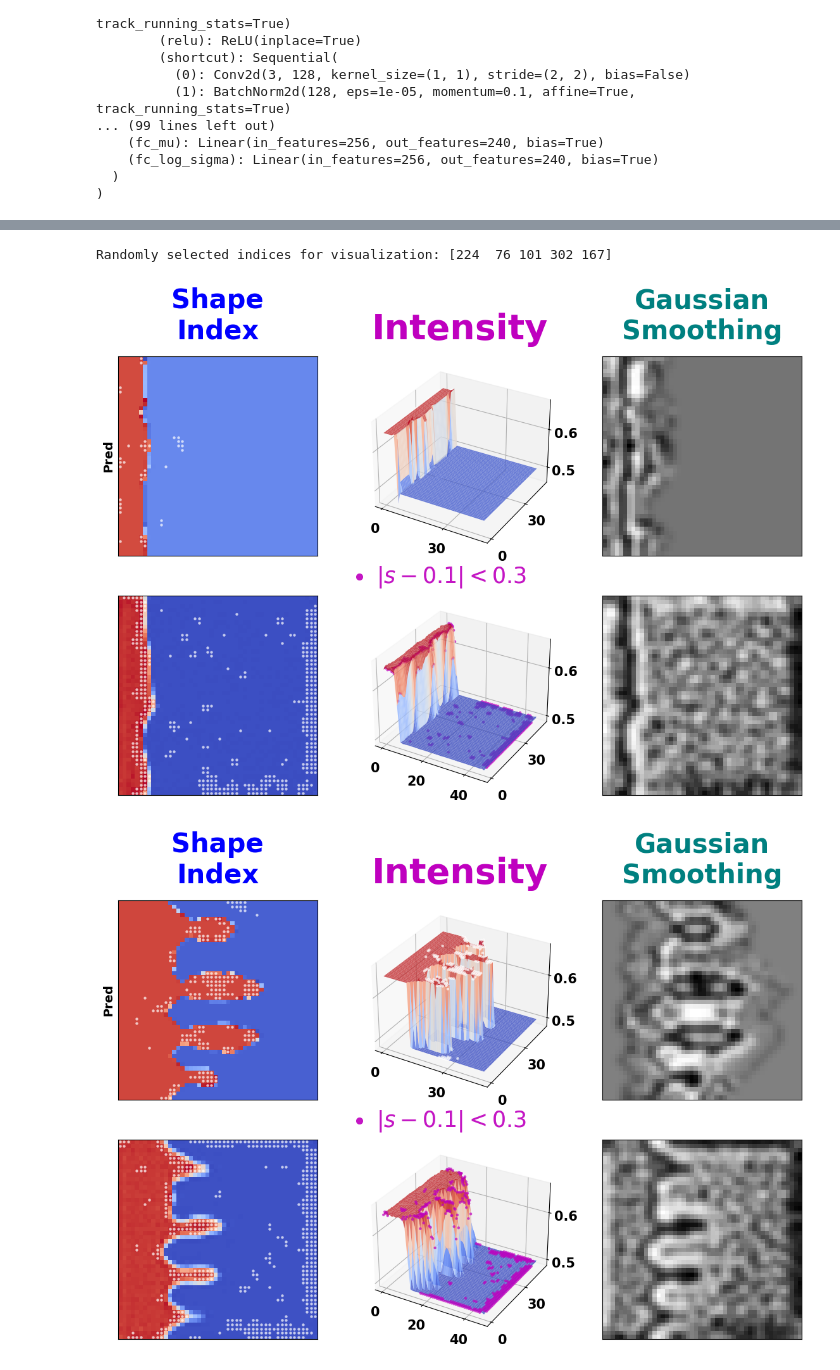
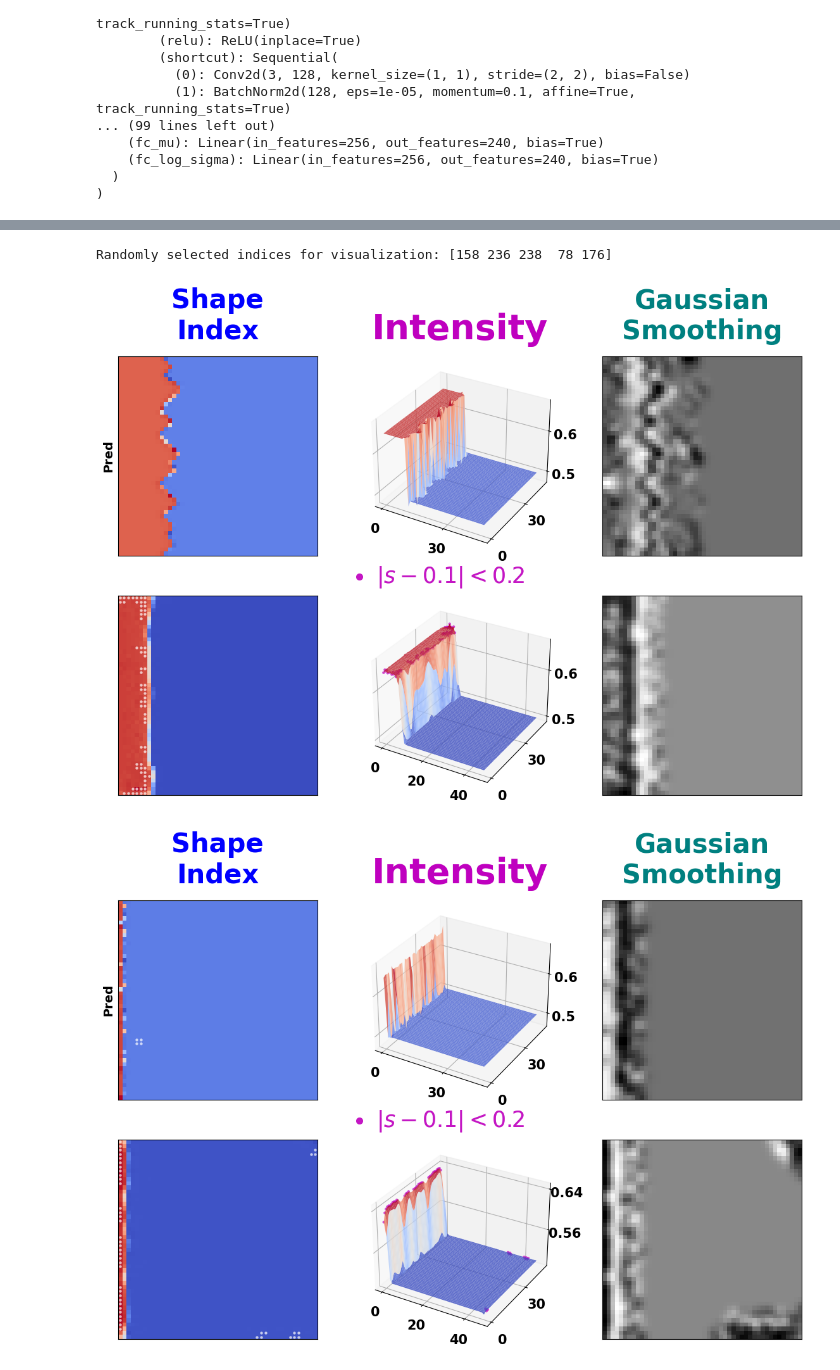
Before and after one commit to anilkunwar/dendrites_pfm_vae, a Jupyter notebook: generative_ai/step3_quantification.ipynb, the cells around one changed output, grey strips where cells are left out. Cells and saved outputs as stored; diff of their text form; code cells hidden in the pictures.

```diff
--- a/generative_ai/step3_quantification.ipynb
+++ b/generative_ai/step3_quantification.ipynb
@@ -23,7 +23,7 @@ device = torch.device('cuda' if torch.cuda.is_available() else 'cpu')
 test_dataset = DendritePFMDataset(
     (3, 48, 48),
     os.path.join("data", "dataset_split.json"),
-    split="val"
+    split="test"
 )
 
 test_dataloader = DataLoader(
@@ -33,7 +33,7 @@ test_dataloader = DataLoader(
 )
 
 vae = torch.load(os.path.join(
-    "results/final_model",
+    "results/VAEv12_MDN_time=20260126_035348",
     "ckpt", "best.pt"
 ), weights_only=False).to(device)
 vae.eval()
@@ -67,7 +67,6 @@ all_ids = []
 
 with torch.no_grad():
     for i, (x, y, did, xo) in enumerate(test_dataloader):
-
         x = x.to(device)
 
         recon, mu_q, logvar_q, (pi_s, mu_s, log_sigma_s), z = vae(x)
@@ -90,6 +89,7 @@ with torch.no_grad():
 
         eta_gt = xo_np[0, :, :]
         eta_pd = r_np[0, :, :]
+        eta_pd = postprocess_image(eta_pd)
 
         analyzer = ComprehensiveDendriteAnalyzer(eta_gt)
         scores_gt = analyzer.compute_all_metrics()
@@ -273,10 +273,10 @@ num_vis = 5
 indices_vis = np.random.choice(all_ids, size=num_vis, replace=False)
 print("Randomly selected indices for visualization:", indices_vis)
 # %% [output]
-Randomly selected indices for visualization: [224  76 101 302 167]
+Randomly selected indices for visualization: [158 236 238  78 176]
 # %%
 target = 0.1
-delta = 0.3
+delta = 0.2
 sigma = 1.0
 
 
@@ -290,6 +290,8 @@ for s_i, idx in enumerate(indices_vis):
 
     gt_img = xo_s[0].numpy()
     pd_img = recon_x[0, 0].detach().cpu().numpy()
+
+    pd_img = postprocess_image(pd_img)
 
     s_gt = ComprehensiveDendriteAnalyzer(gt_img).shape_index()
     s_pd = ComprehensiveDendriteAnalyzer(pd_img).shape_index()
@@ -354,32 +356,32 @@ for s_i, idx in enumerate(indices_vis):
     # legend5_2 = ax5.legend(loc=(0,0.95), prop={'weight':'bold', 'size':'15'}, markerscale=3, handlelength=0, handles=[sp5_1], labels=[r'$|s - %g| < %g$' % (target, delta)],  labelcolor='linecolor', frameon=False)
     ax5.add_artist(legend)
 
     ax6 = fig.add_subplot(2, 3, 6)
     ax6.imshow(s_pd_smooth, cmap=plt.cm.gray)
 
     ax2.xaxis.set_major_locator(plt.MaxNLocator(2))
     ax2.yaxis.set_major_locator(plt.MaxNLocator(2))
     ax2.zaxis.set_major_locator(plt.MaxNLocator(2))
     ax2.xaxis.set_major_locator(plt.MaxNLocator(2))
     ax5.yaxis.set_major_locator(plt.MaxNLocator(2))
     ax5.zaxis.set_major_locator(plt.MaxNLocator(2))
 
 
     for label in ax2.get_xticklabels(): label.set_fontweight('bold')
     for label in ax2.get_yticklabels(): label.set_fontweight('bold')
     for label in ax2.get_zticklabels(): label.set_fontweight('bold')
     for label in ax5.get_xticklabels(): label.set_fontweight('bold')
     for label in ax5.get_yticklabels(): label.set_fontweight('bold')
     for label in ax5.get_zticklabels(): label.set_fontweight('bold')
 
     ax1.tick_params(axis='both', labelcolor='black', labelsize=65, bottom=False, top=False, left=False, right=False, labelbottom=False, labelleft=False)
     ax2.tick_params(axis='both', labelcolor='black', labelsize=15, bottom=False, top=False, left=False, right=False, labelbottom=True, labelleft=True)
     ax3.tick_params(axis='both', labelcolor='black', labelsize=65, bottom=False, top=False, left=False, right=False, labelbottom=False, labelleft=False)
     ax4.tick_params(axis='both', labelcolor='black', labelsize=65, bottom=False, top=False, left=False, right=False, labelbottom=False, labelleft=False)
     ax5.tick_params(axis='both', labelcolor='black', labelsize=15, bottom=False, top=False, left=False, right=False, labelbottom=True, labelleft=True)
     ax6.tick_params(axis='both', labelcolor='black', labelsize=65, bottom=False, top=False, left=False, right=False, labelbottom=False, labelleft=False)
 
     plt.show()
 # %% [output]
-[figure, old version]
+[figure, new version]
-[figure, old version]
+[figure, new version]
```
Also changed, not shown: parts of 8 cells of this notebook, 6 other files.
